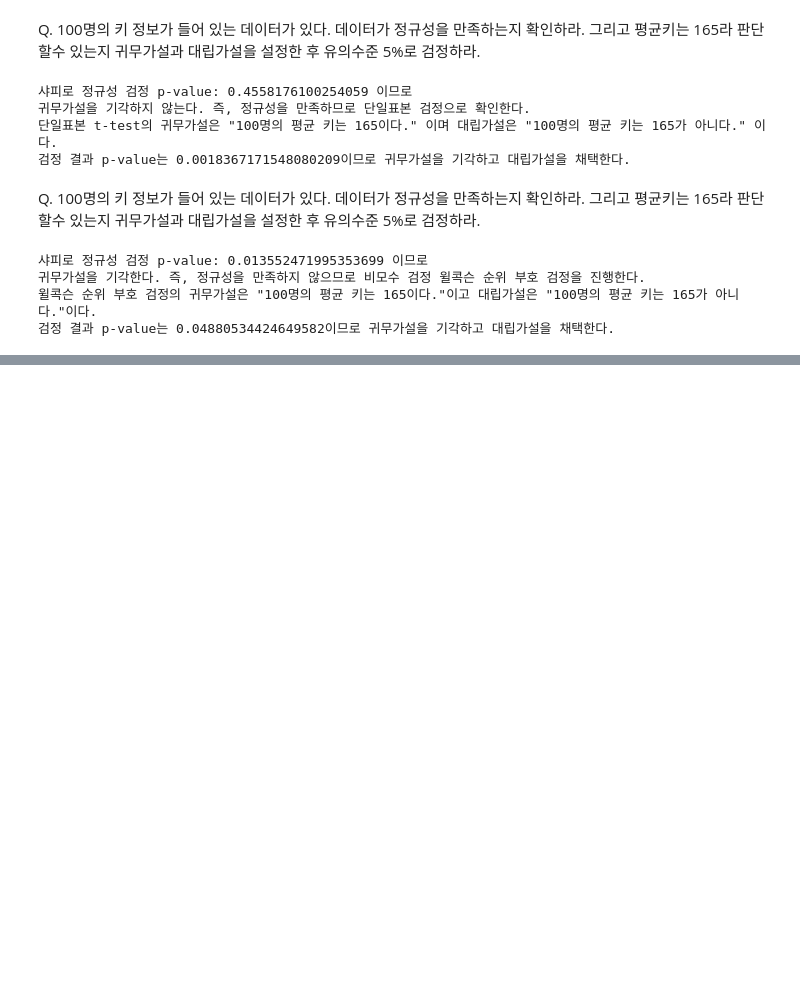
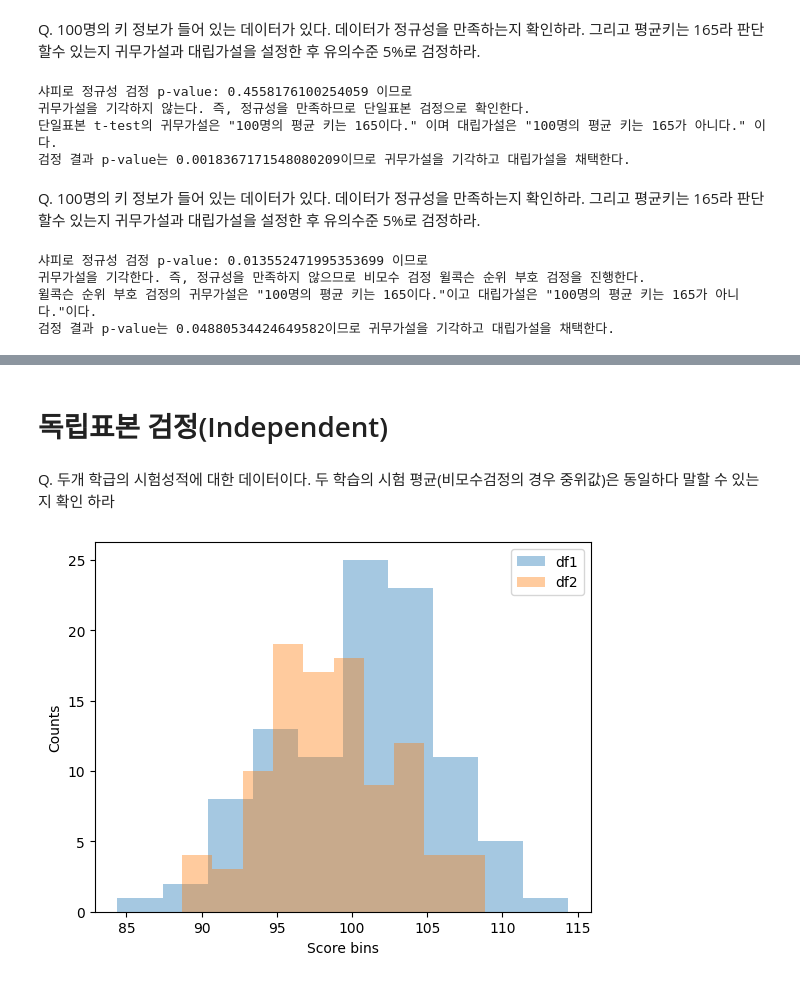
Before and after one commit to HyunJW/Pandas_practice, a Jupyter notebook: 빅분기실기연습/작업_3유형.ipynb, the cells around one changed output, grey strips where cells are left out. Drawn from its saved outputs; the diff is of its cells as text; code cells hidden in the pictures; blank space fills up the shorter version.

```diff
--- a/빅분기실기연습/작업_3유형.ipynb
+++ b/빅분기실기연습/작업_3유형.ipynb
@@ -165,0 +276,18 @@ else:
+# %% [markdown]
+# 독립표본 검정(Independent)
+# %% [markdown]
+Q. 두개 학급의 시험성적에 대한 데이터이다. 두 학습의 시험 평균(비모수검정의 경우 중위값)은 동일하다 말할 수 있는지 확인 하라
+# %%
+import pandas as pd
+import matplotlib.pyplot as plt
+df1 = pd.read_csv('https://raw.githubusercontent.com/Datamanim/datarepo/main/scipy/ind1.csv')
+df2 = pd.read_csv('https://raw.githubusercontent.com/Datamanim/datarepo/main/scipy/ind2.csv')
+
+plt.hist(df1,label='df1',alpha=0.4)
+plt.hist(df2,label="df2",alpha=0.4)
+plt.xlabel('Score bins')
+plt.ylabel('Counts')
+plt.legend()
+plt.show()
+# %% [output]
+[figure, added]
```
Also changed, not shown: parts of 21 cells of this notebook.
